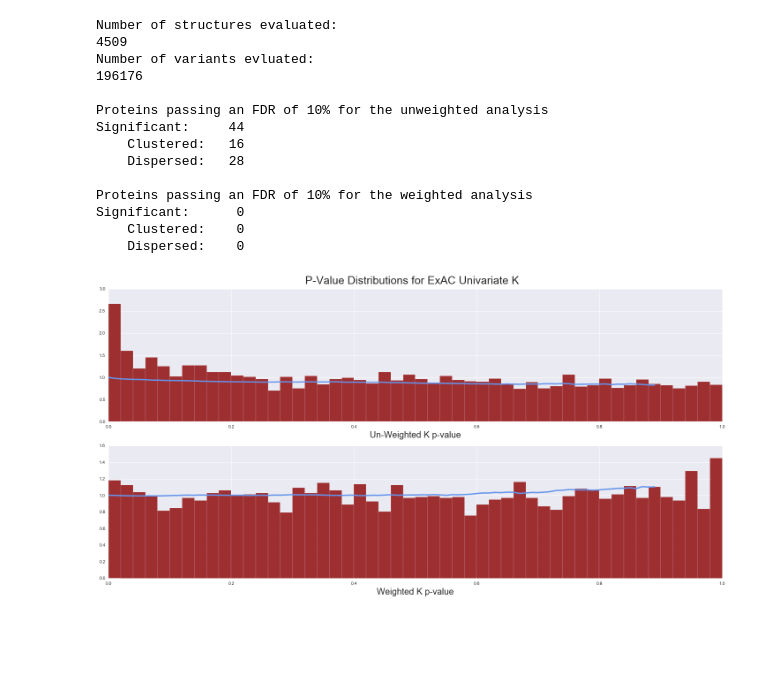
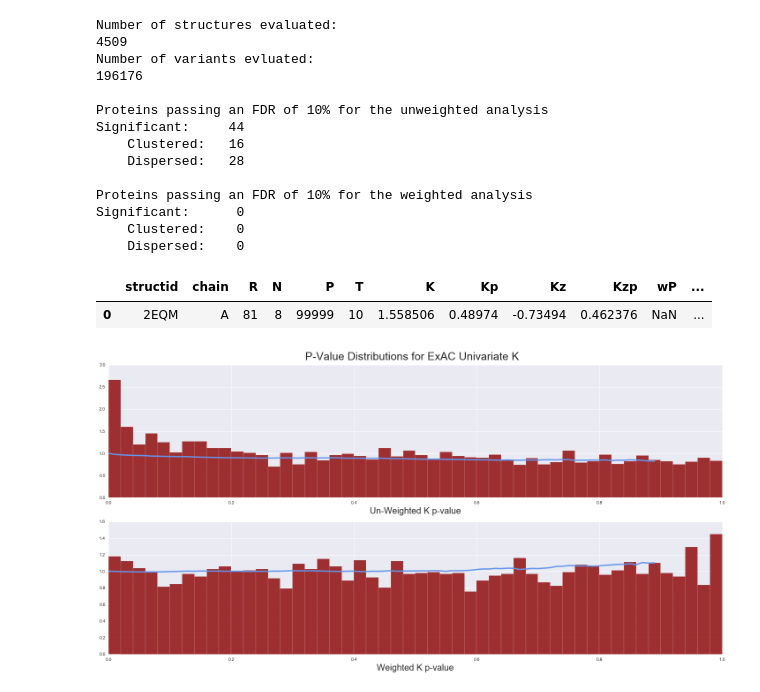
Before and after one commit to CapraLab/pdbmap, a Jupyter notebook: ipython/RipleysK/ExAC_specialK_v12.ipynb, the cells around one changed output. Drawn from its saved outputs; the diff is of its cells as text; code cells hidden in the pictures; blank space fills up the shorter version.

```diff
--- a/ipython/RipleysK/ExAC_specialK_v12.ipynb
+++ b/ipython/RipleysK/ExAC_specialK_v12.ipynb
@@ -51,3 +54,8 @@ Significant:      0
+# %%
+df.head(1)
+# %% [output]
+|  | structid | chain | R | N | P | T | K | Kp | Kz | Kzp | wP | ... |
+| 0 | 2EQM | A | 81 | 8 | 99999 | 10 | 1.558506 | 0.48974 | -0.73494 | 0.462376 | NaN | ... |
 # %%
 # P-Value Distributions
 fig,ax = plt.subplots(2,1,figsize=(20,10))
```
Also changed, not shown: parts of 10 cells of this notebook, 10 other files.
